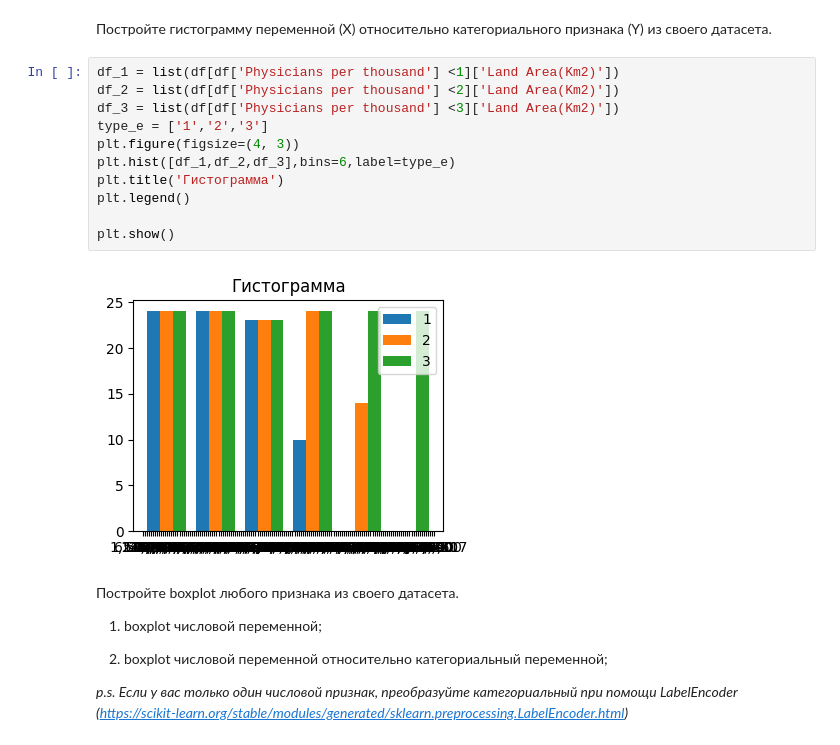
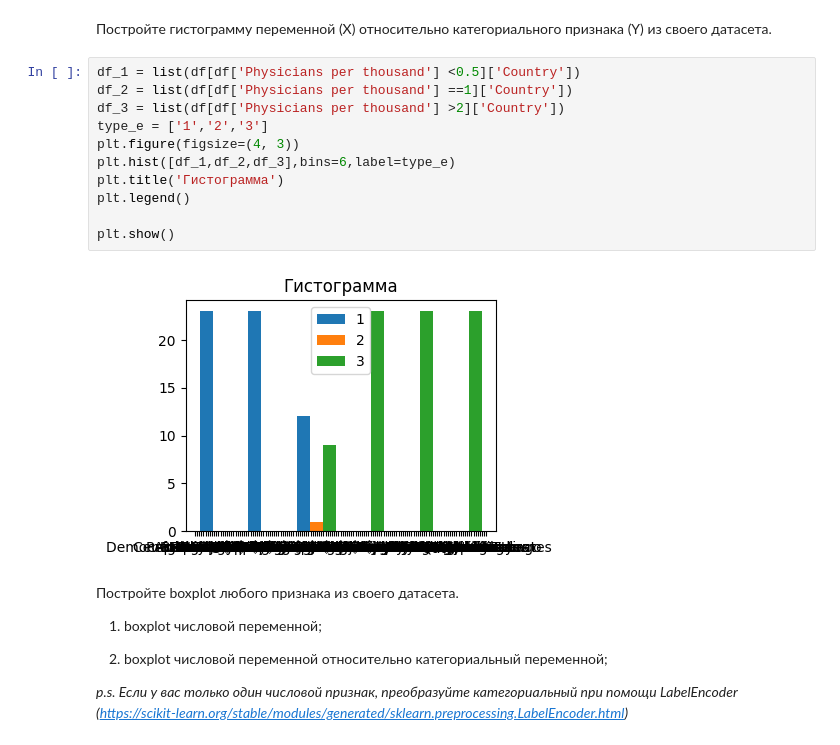
Before and after one commit to yuraskass/lab1, a Jupyter notebook: Копия_блокнота_"Задание_2_ipynb".ipynb, the cells around one changed output. Saved outputs shown, nothing was run; the diff lists cells and outputs as text.

```diff
--- a/Копия_блокнота_"Задание_2_ipynb".ipynb
+++ b/Копия_блокнота_"Задание_2_ipynb".ipynb
@@ -146,18 +146,18 @@ Example: видим, что среднее и отклонение различ
 # %% [markdown]
  Постройте гистограмму переменной (X) относительно категориального признака (Y) из своего датасета.
 # %%
-df_1 = list(df[df['Physicians per thousand'] <1]['Land Area(Km2)'])
-df_2 = list(df[df['Physicians per thousand'] <2]['Land Area(Km2)'])
-df_3 = list(df[df['Physicians per thousand'] <3]['Land Area(Km2)'])
+df_1 = list(df[df['Physicians per thousand'] <0.5]['Country'])
+df_2 = list(df[df['Physicians per thousand'] ==1]['Country'])
+df_3 = list(df[df['Physicians per thousand'] >2]['Country'])
 type_e = ['1','2','3']
 plt.figure(figsize=(4, 3))
 plt.hist([df_1,df_2,df_3],bins=6,label=type_e)
 plt.title('Гистограмма')
 plt.legend()
 
 plt.show()
 # %% [output]
-[figure, old version]
+[figure, new version]
 # %% [markdown]
 Постройте boxplot любого признака из своего датасета.
 
```
Also changed, not shown: parts of 1 cell of this notebook.
